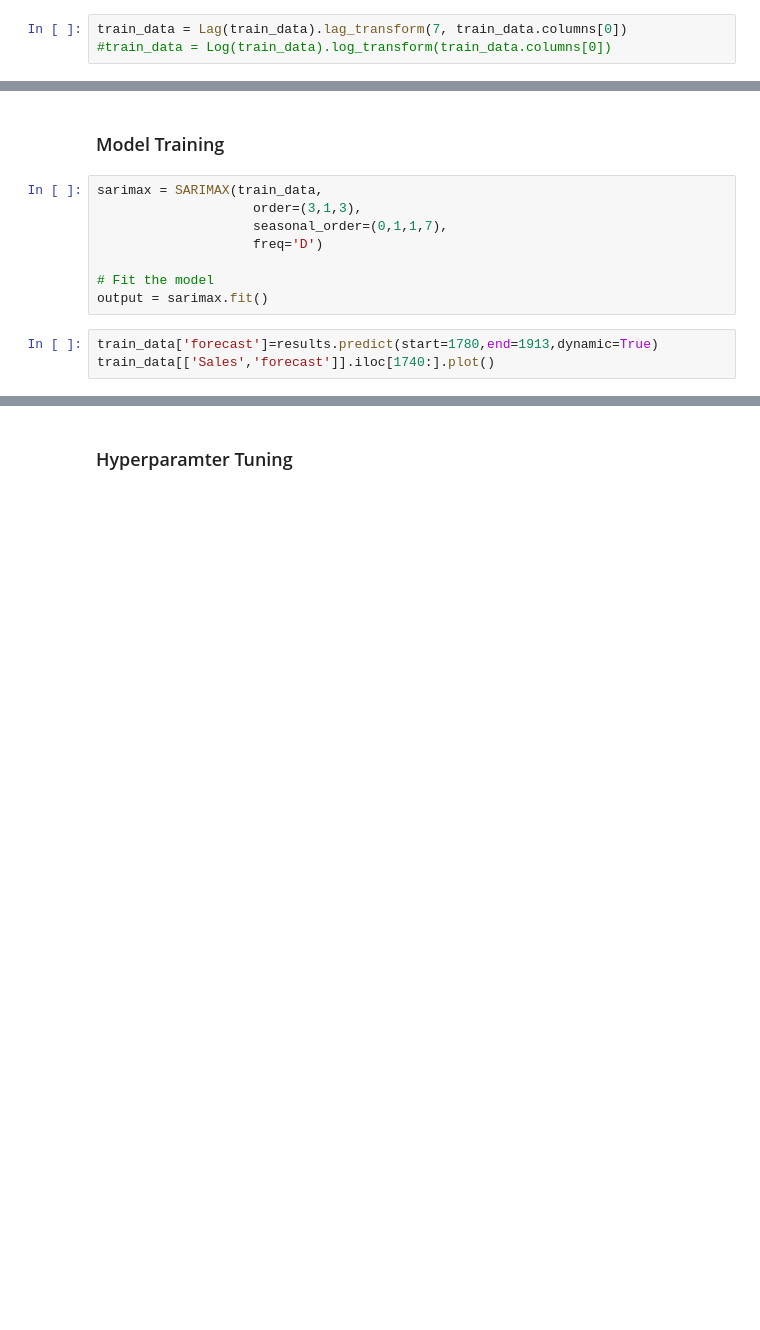
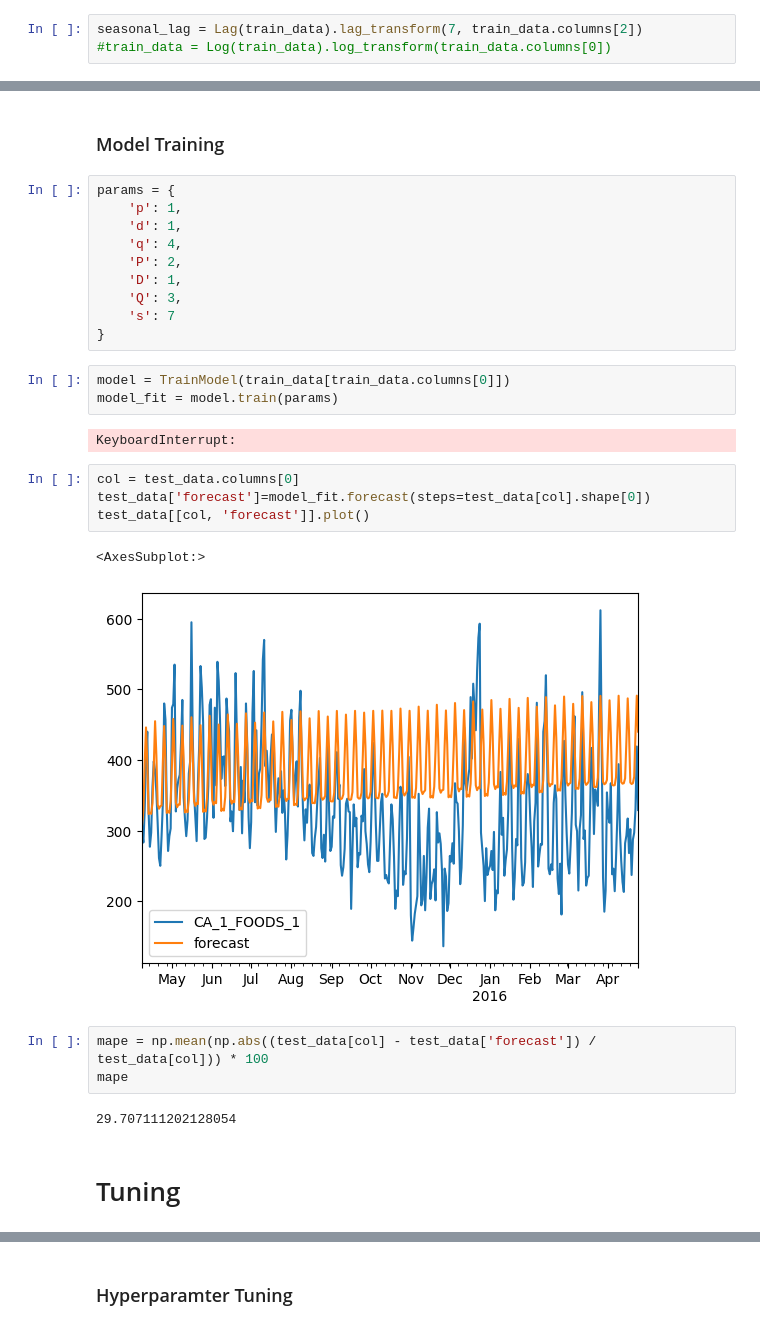
Before and after one commit to Muhammad-Awn/M5-Forecasting-Accuracy, a Jupyter notebook: tanxor-ml-model.ipynb, the cells around one changed output, grey strips where cells are left out. Cells and saved outputs as stored; diff of their text form; blank space fills up the shorter version.

Commit message:
Optimized Model

```diff
--- a/tanxor-ml-model.ipynb
+++ b/tanxor-ml-model.ipynb
@@ -34,5 +36,5 @@ train_data, test_data = TrainTestSplit(sales, 0.2).data_split()
 # %% [markdown]
 ### Feature Engineering
 # %%
-train_data = Lag(train_data).lag_transform(7, train_data.columns[0])
+seasonal_lag = Lag(train_data).lag_transform(7, train_data.columns[2])
 #train_data = Log(train_data).log_transform(train_data.columns[0])
@@ -78,13 +87,31 @@ for i in sales.columns[:70]:
 # %% [markdown]
 ### Model Training
-# %%
-sarimax = SARIMAX(train_data,
-                    order=(3,1,3),
-                    seasonal_order=(0,1,1,7),
-                    freq='D')
-
-# Fit the model
-output = sarimax.fit()
-# %%
-train_data['forecast']=results.predict(start=1780,end=1913,dynamic=True)
-train_data[['Sales','forecast']].iloc[1740:].plot()
+# %%
+params = {
+    'p': 1,
+    'd': 1,
+    'q': 4,
+    'P': 2,
+    'D': 1,
+    'Q': 3,
+    's': 7
+}
+# %%
+model = TrainModel(train_data[train_data.columns[0]])
+model_fit = model.train(params)
+# %% [output]
+KeyboardInterrupt:
+# %%
+col = test_data.columns[0]
+test_data['forecast']=model_fit.forecast(steps=test_data[col].shape[0])
+test_data[[col, 'forecast']].plot()
+# %% [output]
+<AxesSubplot:>
+[figure, added]
+# %%
+mape = np.mean(np.abs((test_data[col] - test_data['forecast']) / test_data[col])) * 100
+mape
+# %% [output]
+29.707111202128054
+# %% [markdown]
+# Tuning
```
Also changed, not shown: parts of 15 cells of this notebook, 3 other files.
